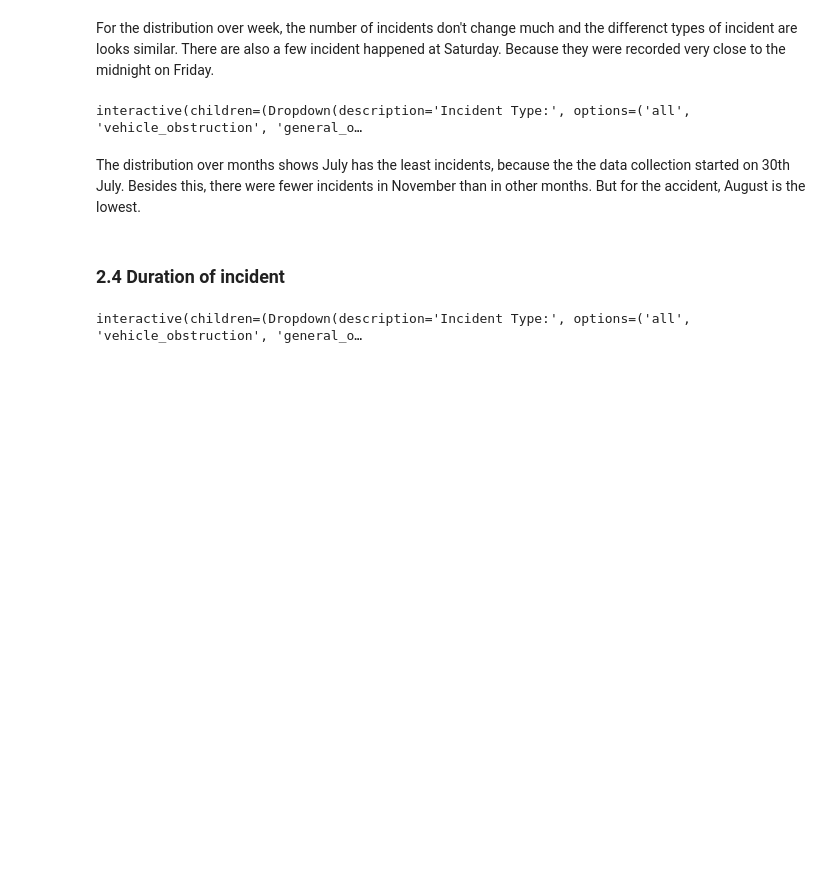
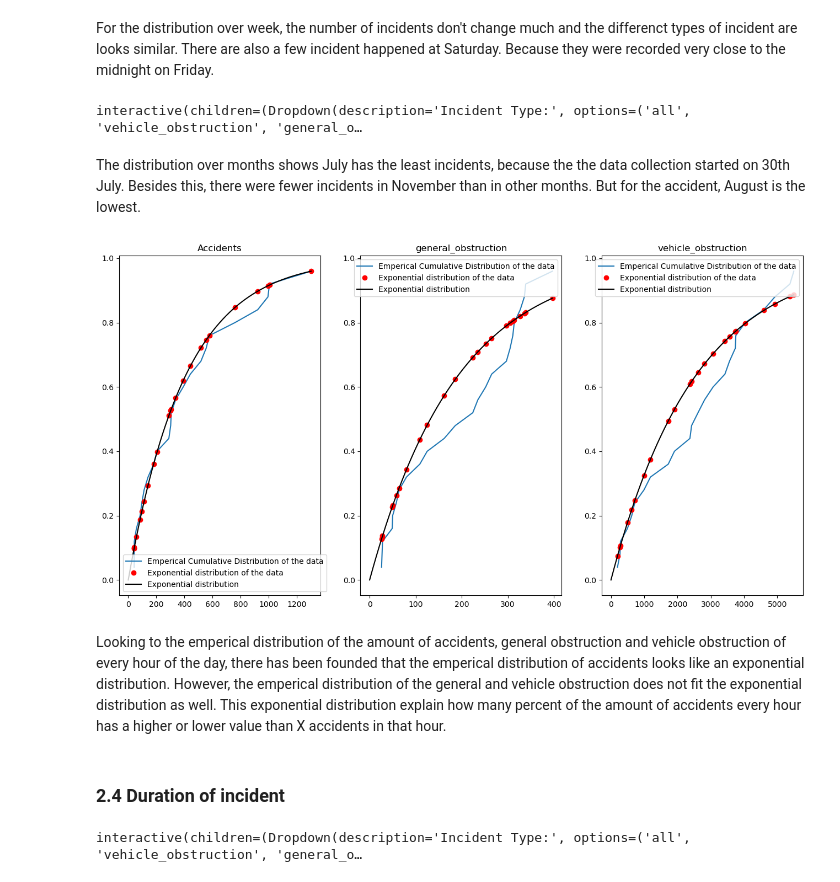
Before and after one commit to Max-Lange/CIEM6302_RWS-Project, a Jupyter notebook: mid-term_check.ipynb, the cells around one changed output. Drawn from its saved outputs; the diff is of its cells as text; code cells hidden in the pictures; blank space fills up the shorter version.

Commit message:
Adding distributions about accidents every hour

```diff
--- a/mid-term_check.ipynb
+++ b/mid-term_check.ipynb
@@ -133,6 +133,44 @@ Visualize.distribution_time(df_incident, 'year')
 interactive(children=(Dropdown(description='Incident Type:', options=('all', 'vehicle_obstruction', 'general_o…
 # %% [markdown]
 The distribution over months shows July has the least incidents, because the the data collection started on 30th July. Besides this, there were fewer incidents in November than in other months. But for the accident, August is the lowest.
+# %%
+def distribution_in_day(df_incident):
+    df_incident['starttime_new'] = pd.to_datetime(df_incident['starttime_new'])
+    df_incident['endtime_new'] = pd.to_datetime(df_incident['endtime_new'])
+    df_incident['Hour'] = df_incident['starttime_new'].dt.hour
+
+    hourly_counts = df_incident.groupby(['type', 'Hour']).size().unstack(fill_value=0)
+    return hourly_counts
+# %%
+def calculate_ecdf(data):
+    sorted_data = data.sort_values()
+    p_data = np.zeros(len(sorted_data))
+    for i in range(len(p_data)):
+        p_data[i] = (i+1) / (len(p_data) + 1)
+    ecdf = pd.DataFrame({'F_x':p_data, 'Sorted Data':sorted_data})
+    return ecdf
+
+def F_exponential(data, mean):
+    return 1 - np.exp(-data/mean)
+
+plt.figure(figsize=(16, 8))
+title = ['Accidents', 'general_obstruction', 'vehicle_obstruction']
+for i in range(3):
+    plt.subplot(1, 3, i+1)
+    plt.plot(calculate_ecdf(distribution_in_day(df_incident).iloc[i])['Sorted Data'],
+             calculate_ecdf(distribution_in_day(df_incident).iloc[i])['F_x'], label='Emperical Cumulative Distribution of the data')
+    plt.plot(distribution_in_day(df_incident).iloc[i], F_exponential(distribution_in_day(df_incident).iloc[i],
+                                                                     np.mean(distribution_in_day(df_incident).iloc[i])), 'ro',
+             label='Exponential distribution of the data')
+    plt.plot(np.linspace(0, np.max(distribution_in_day(df_incident).iloc[i]), np.max(distribution_in_day(df_incident).iloc[i])),
+             F_exponential(np.linspace(0, np.max(distribution_in_day(df_incident).iloc[i]), np.max(distribution_in_day(df_incident).iloc[i])),
+                           np.mean(distribution_in_day(df_incident).iloc[i])), 'k', label='Exponential distribution')
+    plt.legend()
+    plt.title(f'{title[i]}');
+# %% [output]
+[figure, added]
+# %% [markdown]
+Looking to the emperical distribution of the amount of accidents, general obstruction and vehicle obstruction of every hour of the day, there has been founded that the emperical distribution of accidents looks like an exponential distribution. However, the emperical distribution of the general and vehicle obstruction does not fit the exponential distribution as well. This exponential distribution explain how many percent of the amount of accidents every hour has a higher or lower value than X accidents in that hour.
 # %% [markdown]
 ### 2.4 Duration of incident ###
 # %%
```
